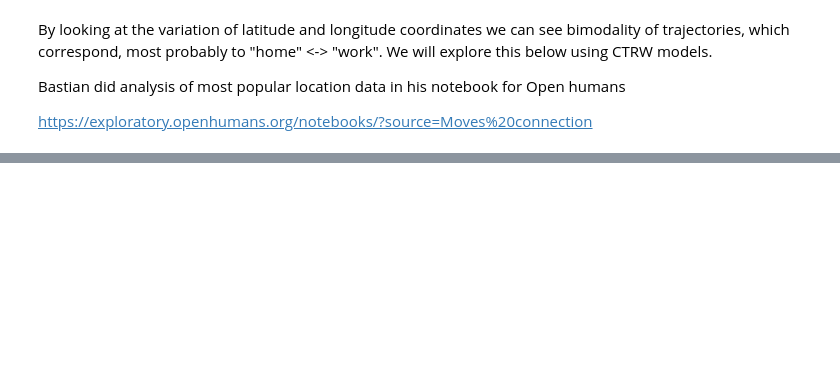
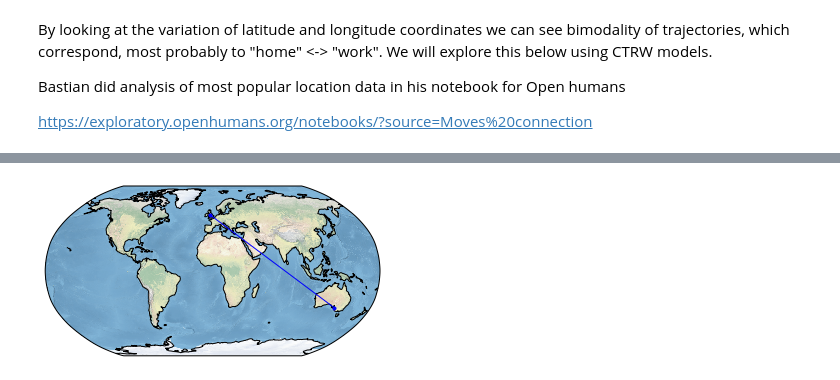
Before and after one commit to Liyubov/mobility_analysis_openhumans, a Jupyter notebook: Analysis of human mobility trajectories # open humans data.ipynb, the cells around one changed output, grey strips where cells are left out. Cells and saved outputs as stored; diff of their text form; code cells hidden in the pictures; blank space fills up the shorter version.

Commit message:
updated mobility data visualisation, in progress

```diff
--- a/Analysis of human mobility trajectories # open humans data.ipynb
+++ b/Analysis of human mobility trajectories # open humans data.ipynb
@@ -432,0 +379,26 @@ mapit
+# %%
+import cartopy.crs as ccrs
+import matplotlib.pyplot as plt
+
+ax = plt.axes(projection=ccrs.Robinson())
+ax.coastlines()
+ax.stock_img()
+
+ad_lat, ad_lon = -34.93, 138.60
+liv_lat, liv_lon = 53.41, -2.99
+
+# New bit: transform the given lat/lon points into the Robinson projection
+geodetic = ccrs.Geodetic()
+robinson = ccrs.Robinson()
+ad_lon_t, ad_lat_t = robinson.transform_point(ad_lon, ad_lat, geodetic)
+liv_lon_t, liv_lat_t = robinson.transform_point(liv_lon, liv_lat, geodetic)
+
+# Draw connection between datapoints
+plt.plot([ad_lon_t, liv_lon_t], [ad_lat_t, liv_lat_t],
+         color='blue', linewidth=1, marker='o', markersize=3,
+         # Be explicit about which transform you want:
+         transform=robinson)
+
+plt.show()
+# %% [output]
+[figure, added]
```
Also changed, not shown: parts of 7 cells of this notebook.
